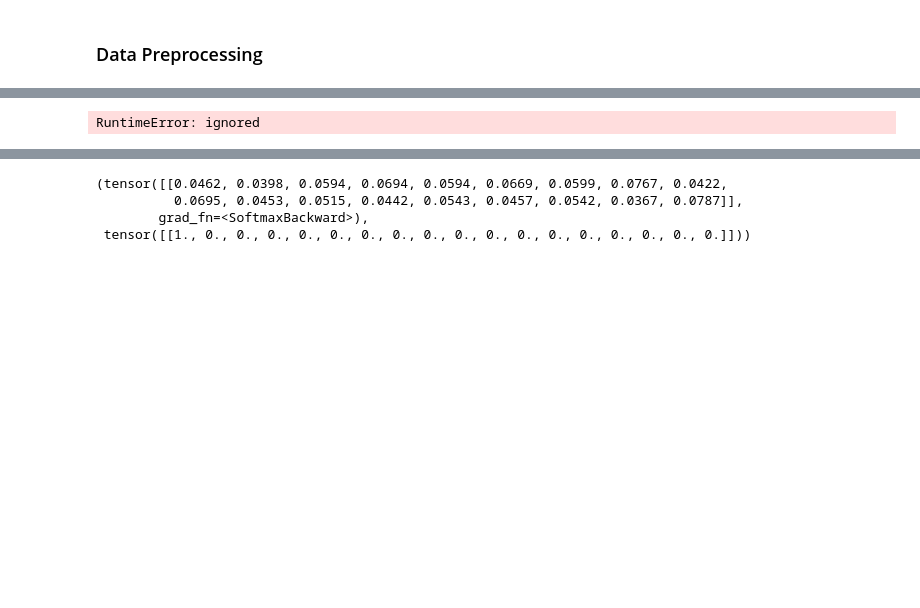
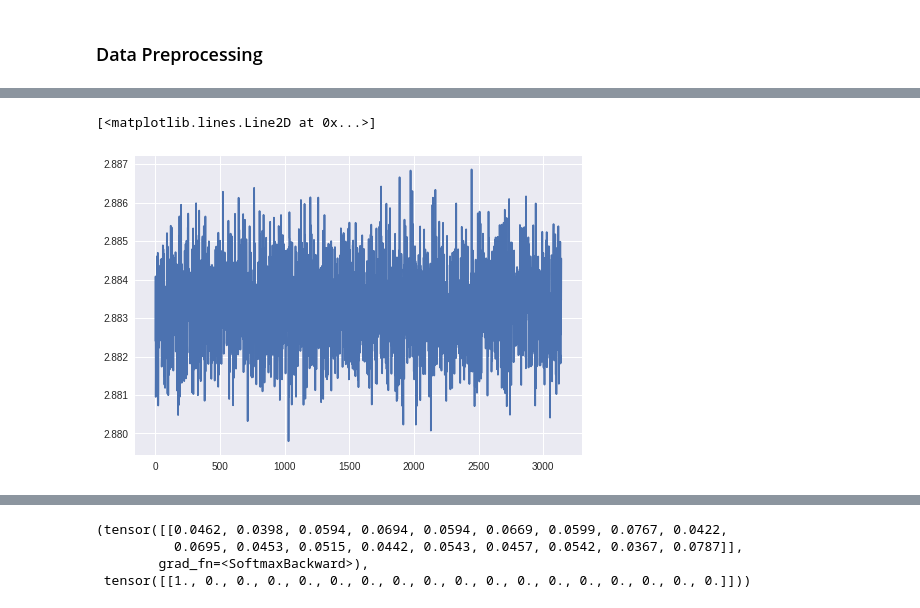
Before and after one commit to cgangwar11/Coding-Practice, a Jupyter notebook: practice_rnn.ipynb, the cells around one changed output, grey strips where cells are left out. Cells and saved outputs as stored; diff of their text form; code cells hidden in the pictures; blank space fills up the shorter version.

```diff
--- a/practice_rnn.ipynb
+++ b/practice_rnn.ipynb
@@ -113,7 +113,7 @@ class RNN(nn.Module):
         out,_ = self.rnn(out)
 
         out = out[:,-1,:]
-        out = self.linear(out)
+        out = self.linear(F.relu(out))
         return F.softmax(out)
 # %%
 model = RNN(len(all_letters),len(all_letters),len(all_letters))
@@ -137,7 +152,7 @@ class NameLanguageDataset(Dataset):
 
     def __getitem__(self,idx):
         language,name = self.source[idx]
-        return word_to_tensor(name),category_to_tensor(language)
+        return word_to_tensor(name),category_to_int[language]
 # %%
 data = NameLanguageDataset(pair)
 params = {'batch_size': 64,
@@ -145,8 +160,23 @@ params = {'batch_size': 64,
           'num_workers': 6}
 
 generator = DataLoader(data,**params)
-# %%
-for i,j in generator:
-    print(i)
-# %% [output]
-RuntimeError: ignored
+# %%
+loss = nn.CrossEntropyLoss()
+optimizer = torch.optim.Adam(model.parameters())
+# %%
+los = []
+for epoch in range(10):
+    for X,y in generator:
+        optimizer.zero_grad()
+       # print(y,)
+        out = model(X)
+        #print(out.shape,y.view(64,18).shape)
+        lossi = loss(out,y)
+        los.append(lossi)
+        lossi.backward()
+        optimizer.step()
+# %%
+plt.plot(los)
+# %% [output]
+[<matplotlib.lines.Line2D at 0x...>]
+[figure, added]
```
Also changed, not shown: parts of 5 cells of this notebook.
